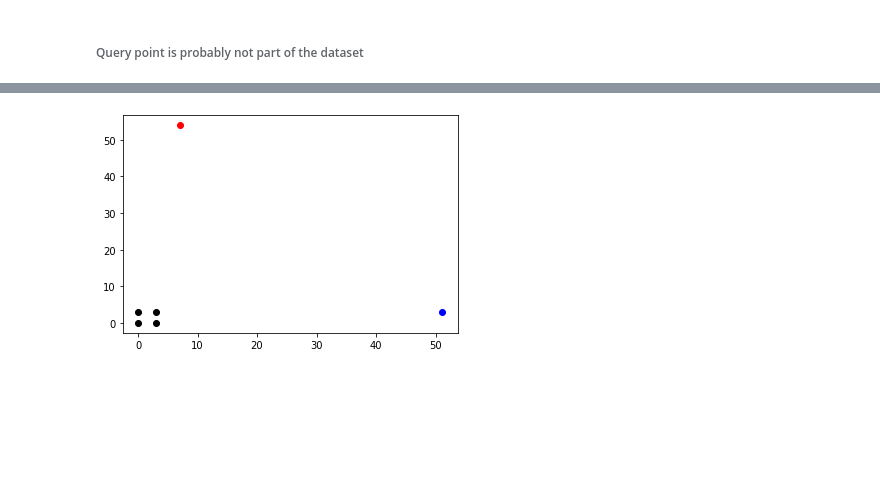
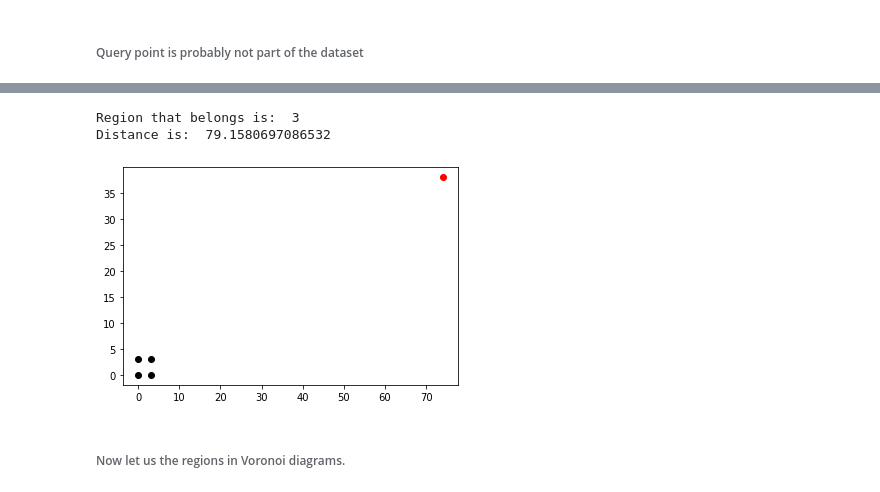
Before and after one commit to TsFotini/Computational_Geometry, a Jupyter notebook: Geometry03/Untitled.ipynb, the cells around one changed output, grey strips where cells are left out. Cells and saved outputs as stored; diff of their text form; code cells hidden in the pictures; blank space fills up the shorter version.

```diff
--- a/Geometry03/Untitled.ipynb
+++ b/Geometry03/Untitled.ipynb
@@ -428,13 +526,18 @@ tree.query([a,b])
 # %%
 nearest_neighbor = tree.query([a, b])
 nearest_neighbor
+print("Region that belongs is: ",nearest_neighbor[1])
+print("Distance is: ", nearest_neighbor[0])
 p2D = np.array(p2D)
 plt.plot(p2D[:,0], p2D[:,1], 'ko')
 plt.plot((a), (b), 'o', color='r')
-plt.plot((nearest_neighbor[0]), (nearest_neighbor[1]), 'o', color='b')
 plt.show()
 # %% [output]
+Region that belongs is:  3
+Distance is:  79.1580697086532
-[figure, old version]
+[figure, new version]
+# %% [markdown]
+###### Now let us the regions in Voronoi diagrams.
 # %%
 vor = Voronoi(points)
 voronoi_plot_2d(vor)
```
Also changed, not shown: parts of 49 cells of this notebook.
